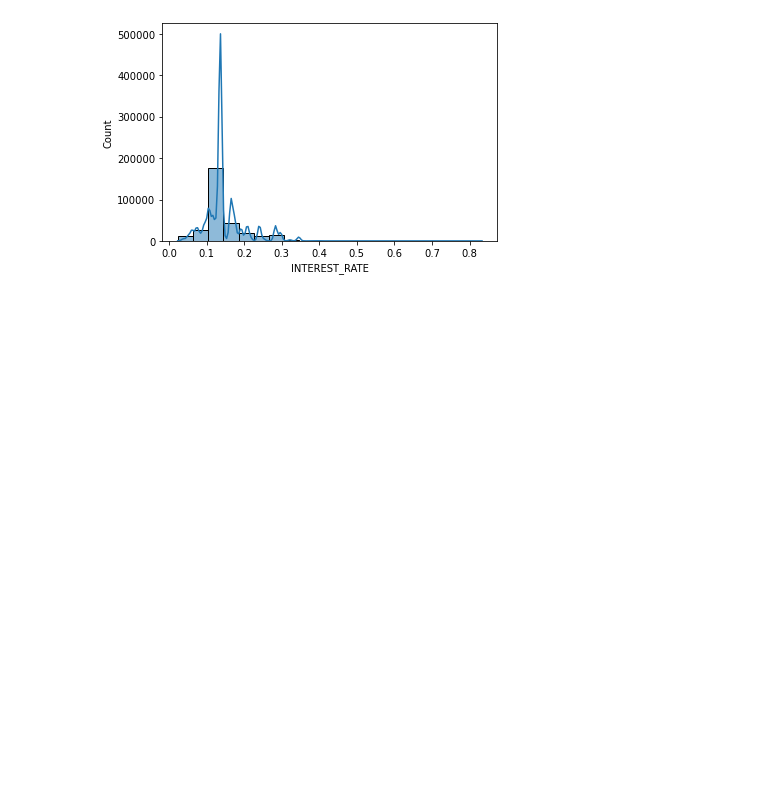
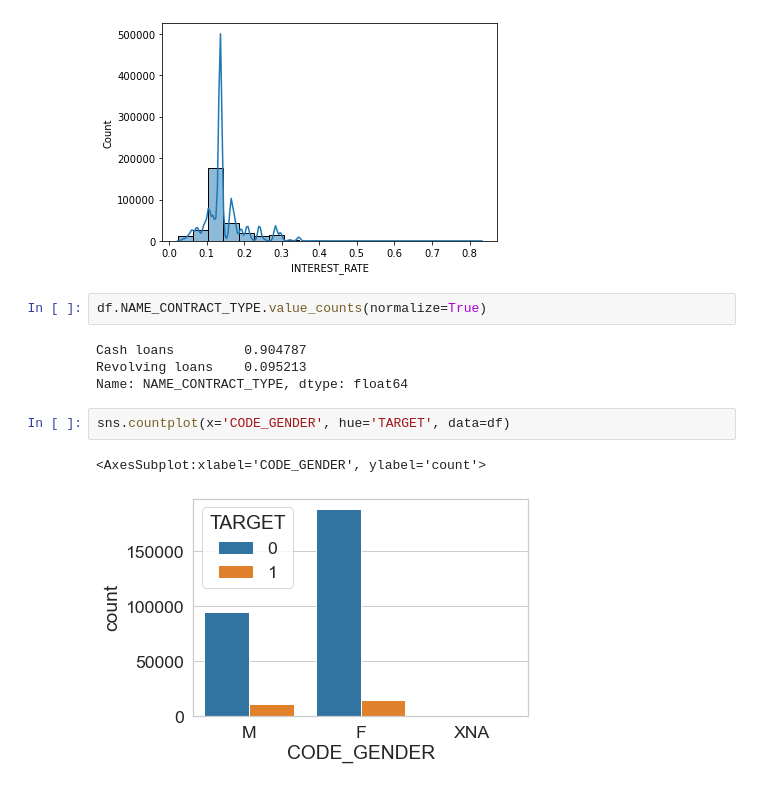
Before and after one commit to gitadum/credit_risk_rating, a Jupyter notebook: 00_notebooks/02_Exploration.ipynb, the cells around one changed output. Drawn from its saved outputs; the diff is of its cells as text; blank space fills up the shorter version.

```diff
--- a/00_notebooks/02_Exploration.ipynb
+++ b/00_notebooks/02_Exploration.ipynb
@@ -779,3 +779,14 @@ sns.histplot(data=df, x='INTEREST_RATE', bins=20, kde=True)
 plt.show()
 # %% [output]
 [figure]
+# %%
+df.NAME_CONTRACT_TYPE.value_counts(normalize=True)
+# %% [output]
+Cash loans         0.904787
+Revolving loans    0.095213
+Name: NAME_CONTRACT_TYPE, dtype: float64
+# %%
+sns.countplot(x='CODE_GENDER', hue='TARGET', data=df)
+# %% [output]
+<AxesSubplot:xlabel='CODE_GENDER', ylabel='count'>
+[figure, added]
```
Also changed, not shown: parts of 1 cell of this notebook.
